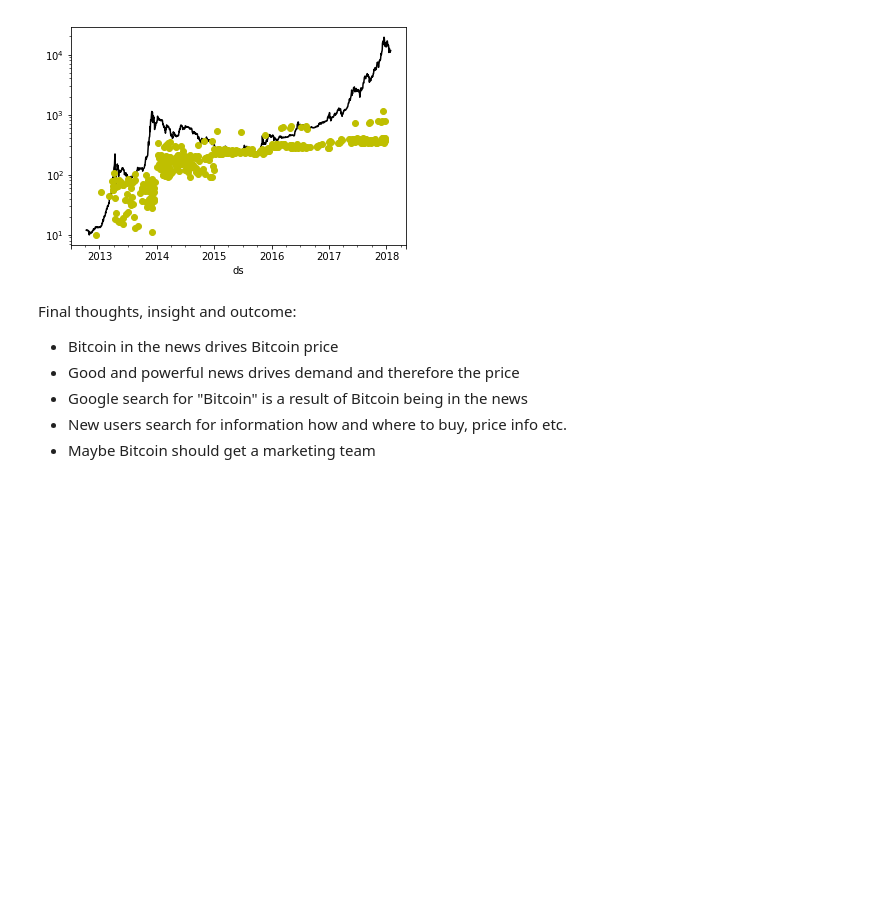
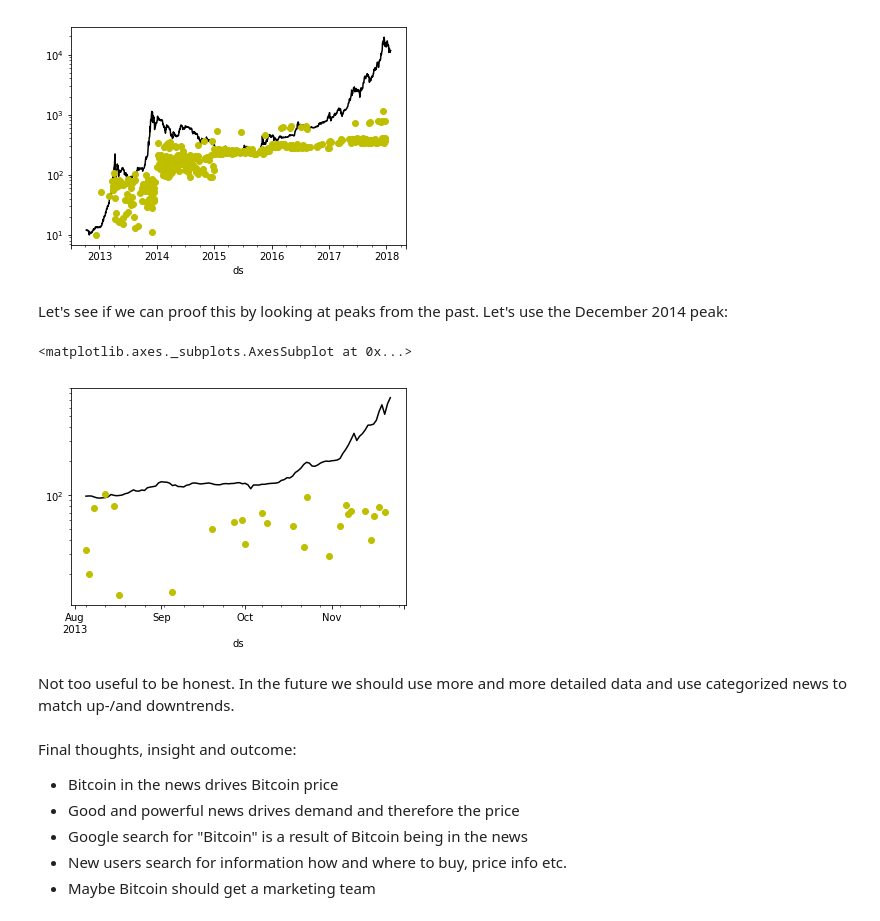
Before and after one commit to bishoph/Misc, a Jupyter notebook: analysis/Bitcoin_News_Price_Correlation.ipynb, the cells around one changed output. Drawn from its saved outputs; the diff is of its cells as text; code cells hidden in the pictures; blank space fills up the shorter version.

Commit message:
Update
Added missing graph and  some thoughts about the future

```diff
--- a/analysis/Bitcoin_News_Price_Correlation.ipynb
+++ b/analysis/Bitcoin_News_Price_Correlation.ipynb
@@ -161,6 +157,19 @@ data_object[1000:].plot(x='ds',
 # %% [output]
 <matplotlib.axes._subplots.AxesSubplot at 0x...>
 [figure]
+# %% [markdown]
+Let's see if we can proof this by looking at peaks from the past. Let's use the December 2014 peak:
+# %%
+data_object[1300:1410].plot(x='ds',
+                 y=['price', 'news'],
+                 style=['k', 'yo'],
+                 logy=True,
+                 legend=False)
+# %% [output]
+<matplotlib.axes._subplots.AxesSubplot at 0x...>
+[figure, added]
+# %% [markdown]
+Not too useful to be honest. In the future we should use more and more detailed data and use categorized news to match up-/and downtrends.
 # %% [markdown]
 Final thoughts, insight and outcome:
 
```
Also changed, not shown: parts of 3 cells of this notebook.
